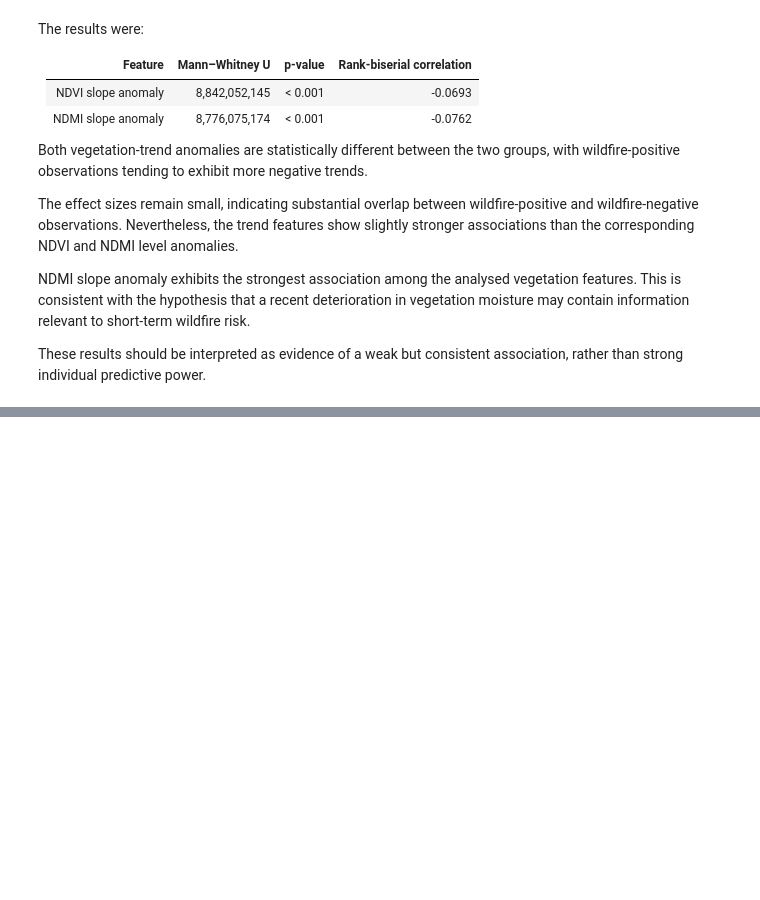
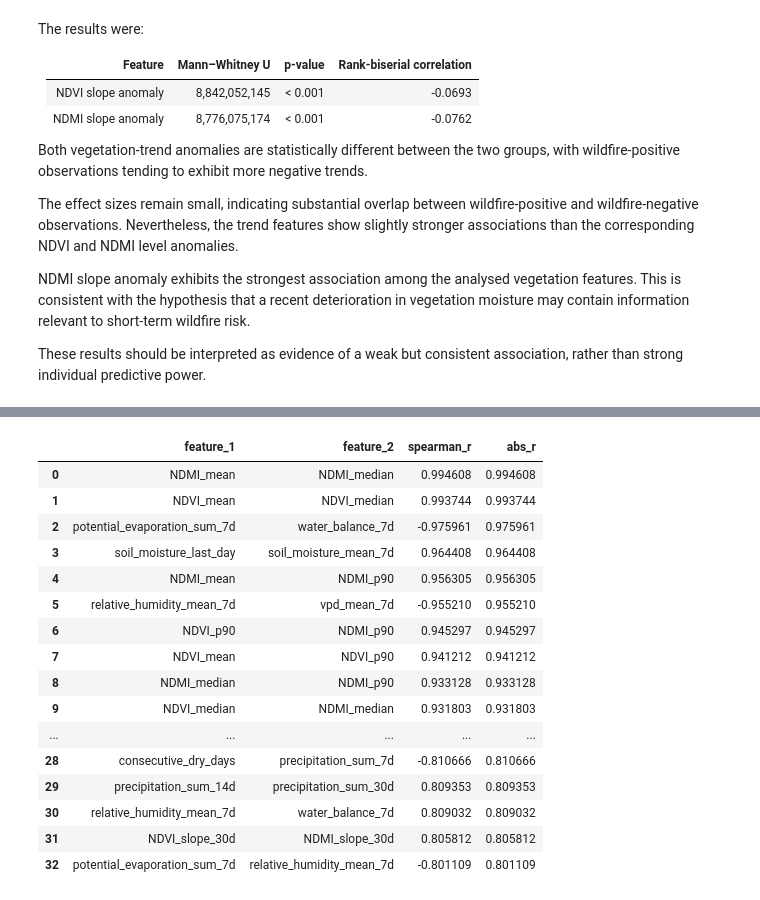
Before and after one commit to Daniel99Fonseca/wildfire-risk-portugal, a Jupyter notebook: notebooks/04_exploratory_analysis.ipynb, the cells around one changed output, grey strips where cells are left out. Cells and saved outputs as stored; diff of their text form; code cells hidden in the pictures; blank space fills up the shorter version.

```diff
--- a/notebooks/04_exploratory_analysis.ipynb
+++ b/notebooks/04_exploratory_analysis.ipynb
@@ -997,0 +1226,48 @@ rather than strong individual predictive power.
+# %%
+upper_triangle = correlation_matrix.where(
+    np.triu(
+        np.ones(correlation_matrix.shape),
+        k=1
+    ).astype(bool)
+)
+
+high_corr_pairs = (
+    upper_triangle
+    .stack()
+    .rename("spearman_r")
+    .reset_index()
+    .rename(columns={
+        "level_0": "feature_1",
+        "level_1": "feature_2"
+    })
+)
+
+high_corr_pairs["abs_r"] = high_corr_pairs["spearman_r"].abs()
+
+high_corr_pairs = (
+    high_corr_pairs[
+        high_corr_pairs["abs_r"] >= 0.80
+    ]
+    .sort_values("abs_r", ascending=False)
+    .reset_index(drop=True)
+)
+
+high_corr_pairs
+# %% [output]
+|  | feature_1 | feature_2 | spearman_r | abs_r |
+| 0 | NDMI_mean | NDMI_median | 0.994608 | 0.994608 |
+| 1 | NDVI_mean | NDVI_median | 0.993744 | 0.993744 |
+| 2 | potential_evaporation_sum_7d | water_balance_7d | -0.975961 | 0.975961 |
+| 3 | soil_moisture_last_day | soil_moisture_mean_7d | 0.964408 | 0.964408 |
+| 4 | NDMI_mean | NDMI_p90 | 0.956305 | 0.956305 |
+| 5 | relative_humidity_mean_7d | vpd_mean_7d | -0.955210 | 0.955210 |
+| 6 | NDVI_p90 | NDMI_p90 | 0.945297 | 0.945297 |
+| 7 | NDVI_mean | NDVI_p90 | 0.941212 | 0.941212 |
+| 8 | NDMI_median | NDMI_p90 | 0.933128 | 0.933128 |
+| 9 | NDVI_median | NDMI_median | 0.931803 | 0.931803 |
+| ... | ... | ... | ... | ... |
+| 28 | consecutive_dry_days | precipitation_sum_7d | -0.810666 | 0.810666 |
+| 29 | precipitation_sum_14d | precipitation_sum_30d | 0.809353 | 0.809353 |
+| 30 | relative_humidity_mean_7d | water_balance_7d | 0.809032 | 0.809032 |
+| 31 | NDVI_slope_30d | NDMI_slope_30d | 0.805812 | 0.805812 |
+| 32 | potential_evaporation_sum_7d | relative_humidity_mean_7d | -0.801109 | 0.801109 |
```
Also changed, not shown: parts of 11 cells of this notebook.
